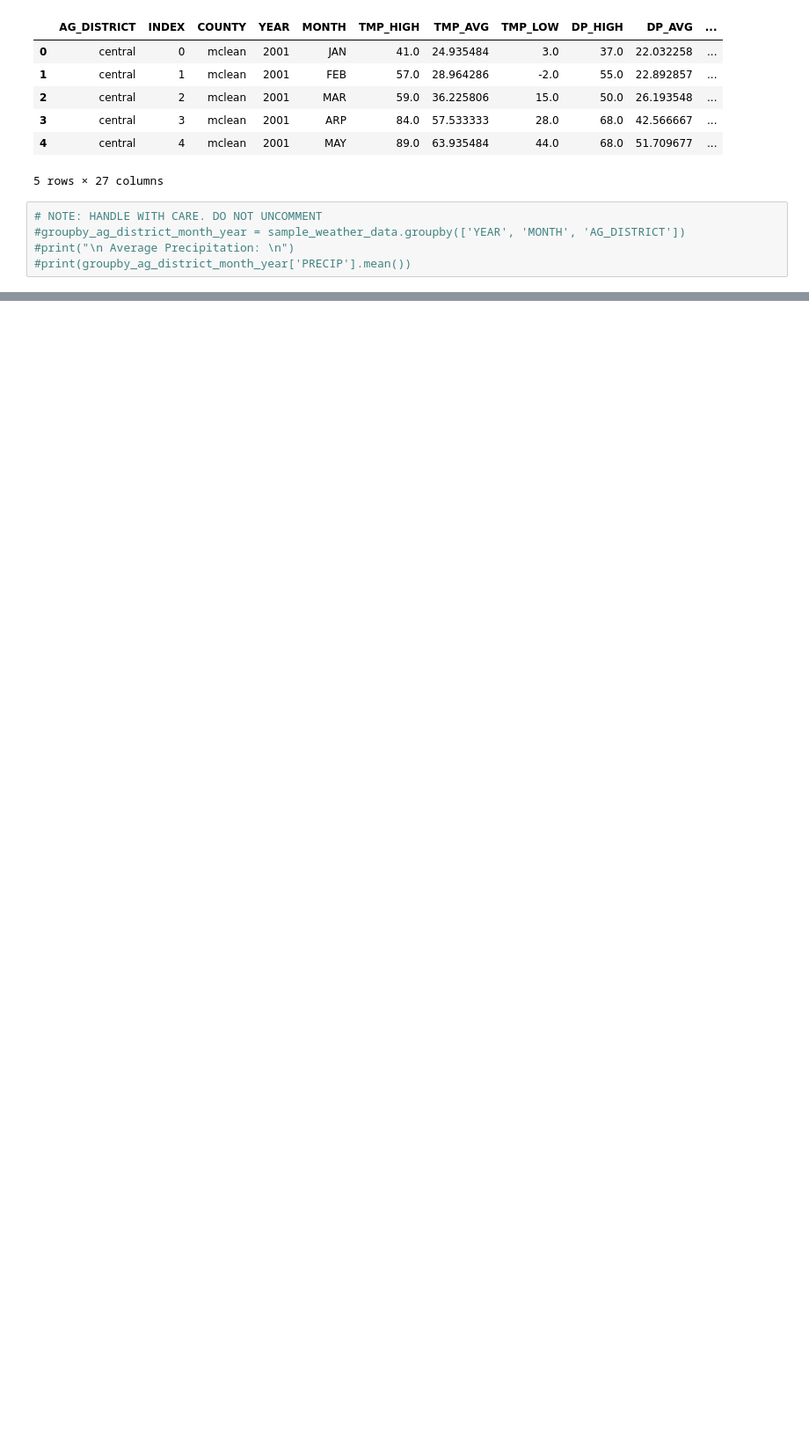
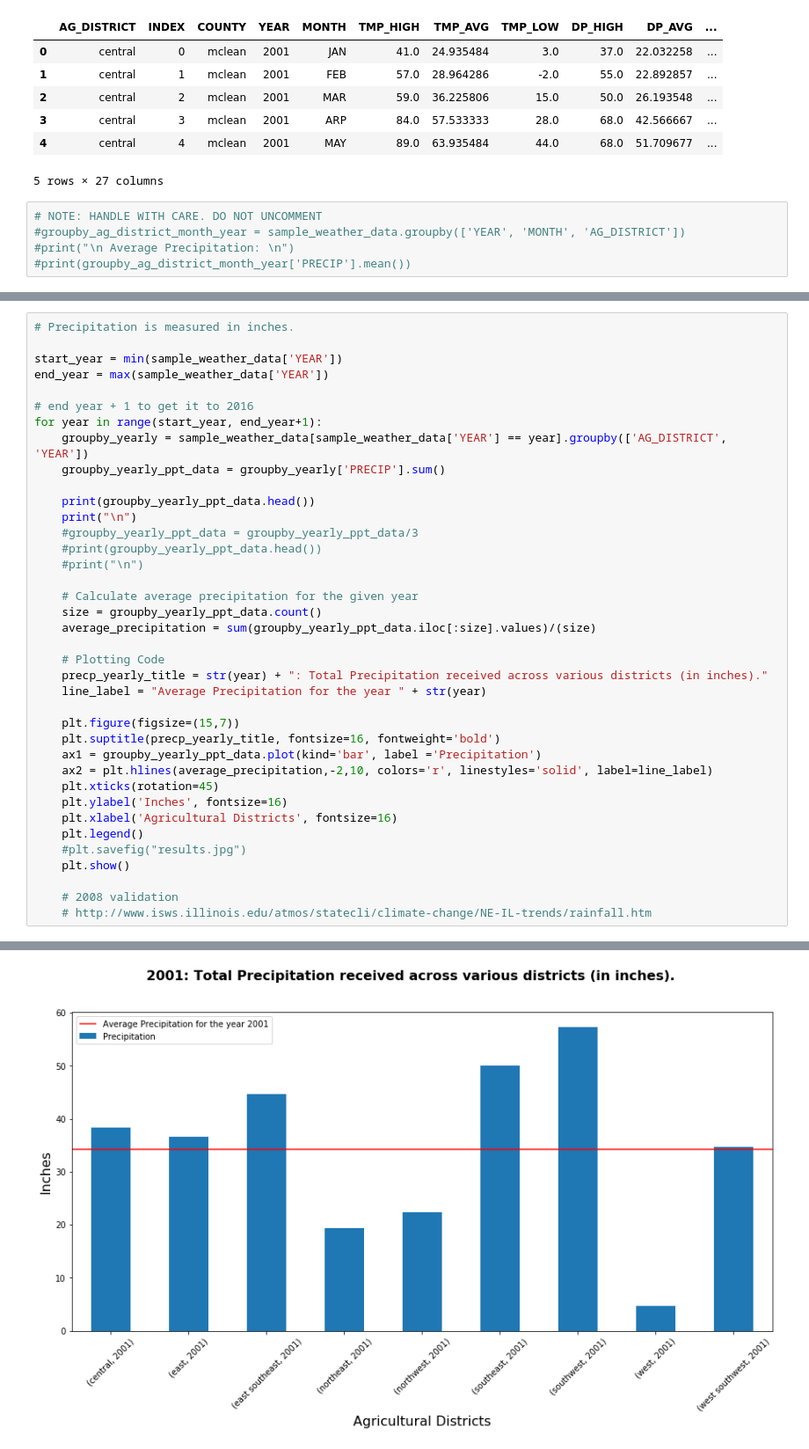
Before and after one commit to udianand/GooglePracticum, a Jupyter notebook: IL_Maize_PreProcessing_PCA.ipynb, the cells around one changed output, grey strips where cells are left out. Shown at 88% size. Saved outputs shown, nothing was run; the diff lists cells and outputs as text; blank space fills up the shorter version.

Commit message:
Improved the graphs and the analysis.

```diff
--- a/IL_Maize_PreProcessing_PCA.ipynb
+++ b/IL_Maize_PreProcessing_PCA.ipynb
@@ -238,0 +187,39 @@ sample_data.iloc[:,:]
+# %%
+# Precipitation is measured in inches.
+
+start_year = min(sample_weather_data['YEAR'])
+end_year = max(sample_weather_data['YEAR'])
+
+# end year + 1 to get it to 2016
+for year in range(start_year, end_year+1):
+    groupby_yearly = sample_weather_data[sample_weather_data['YEAR'] == year].groupby(['AG_DISTRICT', 'YEAR'])
+    groupby_yearly_ppt_data = groupby_yearly['PRECIP'].sum()
+
+    print(groupby_yearly_ppt_data.head())
+    print("\n")
+    #groupby_yearly_ppt_data = groupby_yearly_ppt_data/3
+    #print(groupby_yearly_ppt_data.head())
+    #print("\n")
+
+    # Calculate average precipitation for the given year
+    size = groupby_yearly_ppt_data.count()
+    average_precipitation = sum(groupby_yearly_ppt_data.iloc[:size].values)/(size)
+
+    # Plotting Code
+    precp_yearly_title = str(year) + ": Total Precipitation received across various districts (in inches)."
+    line_label = "Average Precipitation for the year " + str(year)
+
+    plt.figure(figsize=(15,7))
+    plt.suptitle(precp_yearly_title, fontsize=16, fontweight='bold')
+    ax1 = groupby_yearly_ppt_data.plot(kind='bar', label ='Precipitation')
+    ax2 = plt.hlines(average_precipitation,-2,10, colors='r', linestyles='solid', label=line_label)
+    plt.xticks(rotation=45)
+    plt.ylabel('Inches', fontsize=16)
+    plt.xlabel('Agricultural Districts', fontsize=16)
+    plt.legend()
+    #plt.savefig("results.jpg")
+    plt.show()
+
+    # 2008 validation
+    # http://www.isws.illinois.edu/atmos/statecli/climate-change/NE-IL-trends/rainfall.htm
+# %% [output]
@@ -238,0 +233 @@ sample_data.iloc[:,:]
+[figure, added]
```
Also changed, not shown: parts of 15 cells of this notebook, 1 other file.
